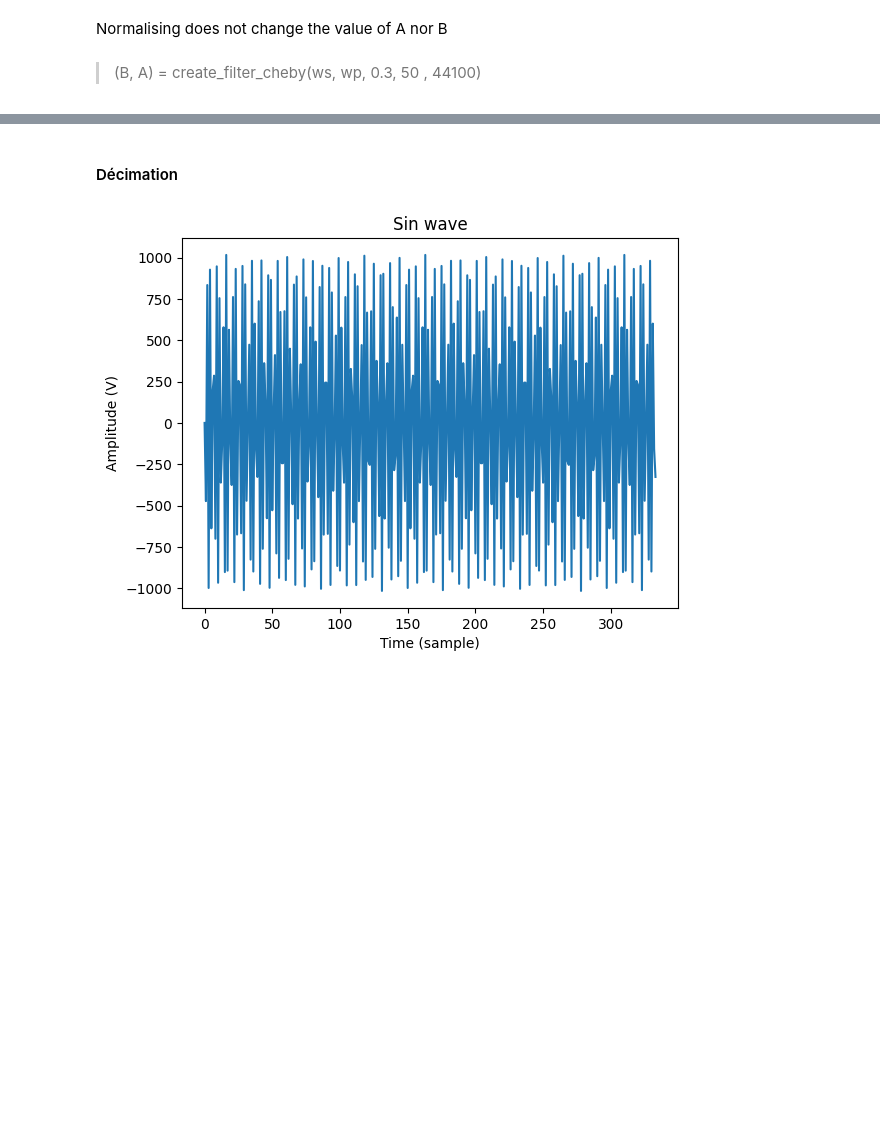
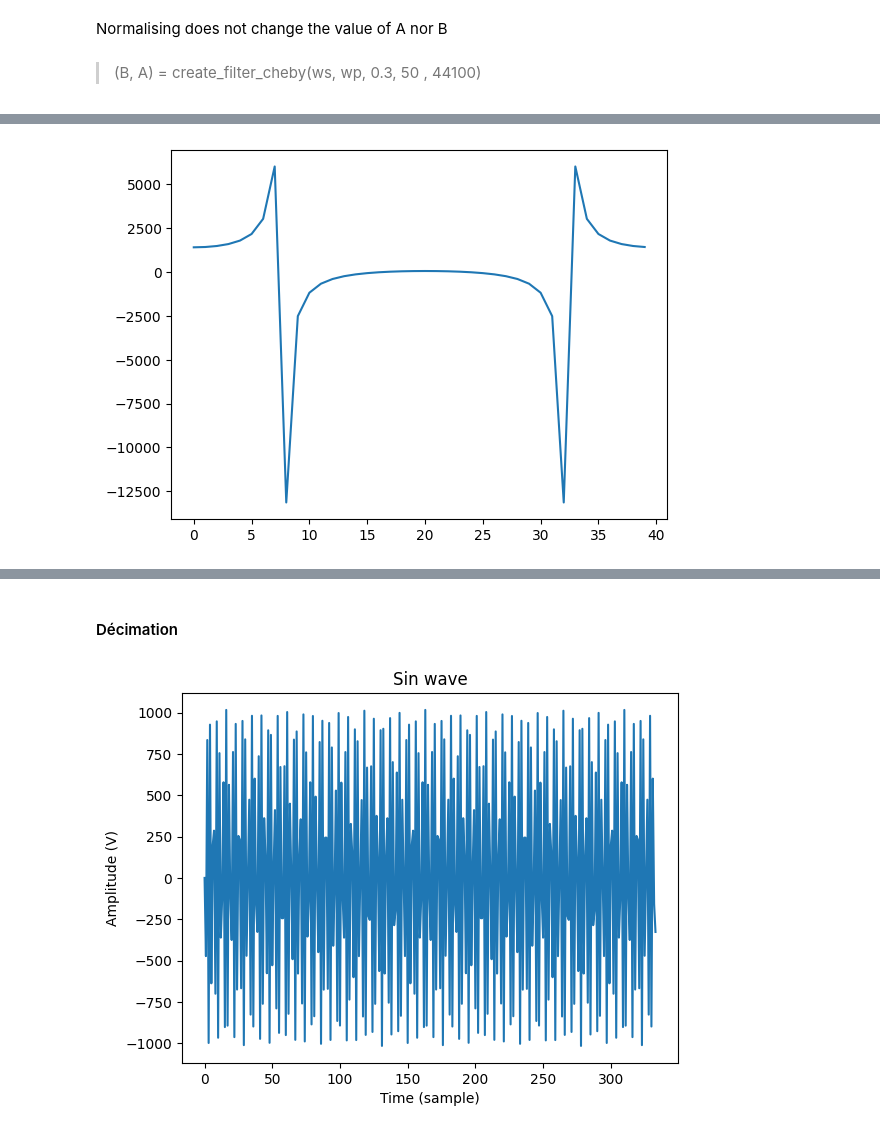
Before and after one commit to PizzaManStarted/projet_signal, a Jupyter notebook: code.ipynb, the cells around one changed output, grey strips where cells are left out. Drawn from its saved outputs; the diff is of its cells as text; code cells hidden in the pictures; blank space fills up the shorter version.

```diff
--- a/code.ipynb
+++ b/code.ipynb
@@ -279,3 +282,9 @@ plot_sin(t, sin_samples)
+# %%
+x = np.fft.fft(sin_samples)
+
+simple_plot(x)
+# %% [output]
+[figure, added]
 # %%
 # Let's apply the filter to our function
 
```
Also changed, not shown: parts of 7 cells of this notebook.
